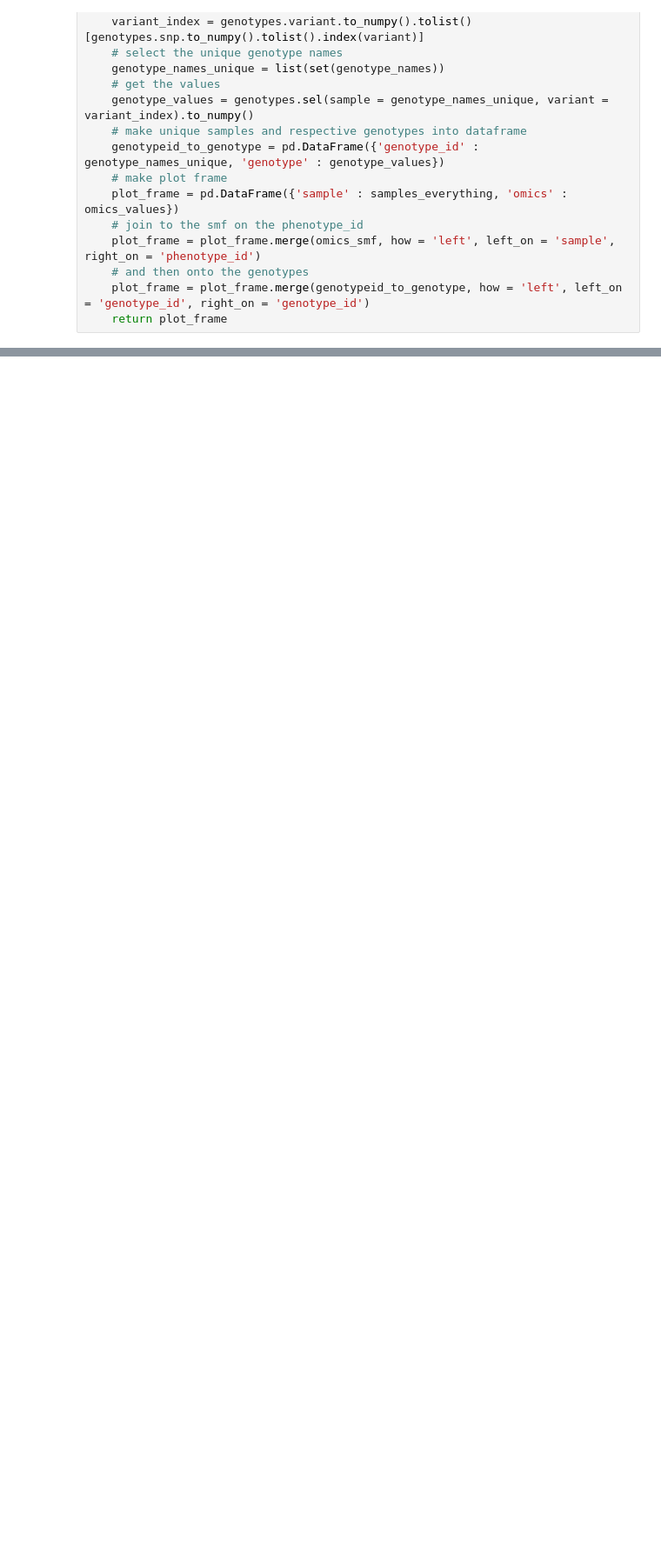
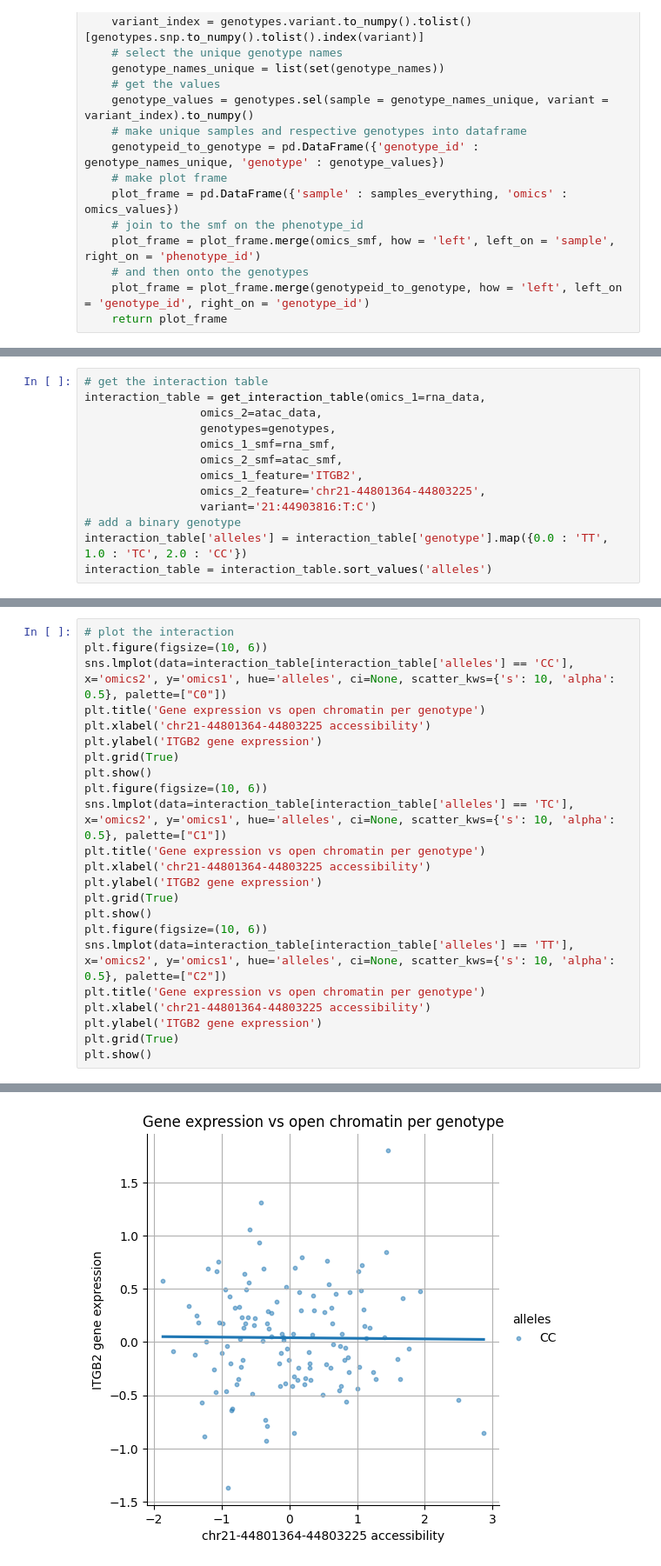
Before and after one commit to molgenis/wijst_multiome, a Jupyter notebook: qtl/mo_plot_qtls.ipynb, the cells around one changed output, grey strips where cells are left out. Shown: that part at 87% size. Saved outputs shown, nothing was run; the diff lists cells and outputs as text; blank space fills up the shorter version.

```diff
--- a/qtl/mo_plot_qtls.ipynb
+++ b/qtl/mo_plot_qtls.ipynb
@@ -456,0 +216,13 @@ FileNotFoundError: [Errno 2] No such file or directory: '/groups/umcg-franke-scr
+# %%
+# get the interaction table
+interaction_table = get_interaction_table(omics_1=rna_data,
+                 omics_2=atac_data,
+                 genotypes=genotypes,
+                 omics_1_smf=rna_smf,
+                 omics_2_smf=atac_smf,
+                 omics_1_feature='ITGB2',
+                 omics_2_feature='chr21-44801364-44803225',
+                 variant='21:44903816:T:C')
+# add a binary genotype
+interaction_table['alleles'] = interaction_table['genotype'].map({0.0 : 'TT', 1.0 : 'TC', 2.0 : 'CC'})
+interaction_table = interaction_table.sort_values('alleles')
@@ -456,0 +265,24 @@ FileNotFoundError: [Errno 2] No such file or directory: '/groups/umcg-franke-scr
+# %%
+# plot the interaction
+plt.figure(figsize=(10, 6))
+sns.lmplot(data=interaction_table[interaction_table['alleles'] == 'CC'], x='omics2', y='omics1', hue='alleles', ci=None, scatter_kws={'s': 10, 'alpha': 0.5}, palette=["C0"])
+plt.title('Gene expression vs open chromatin per genotype')
+plt.xlabel('chr21-44801364-44803225 accessibility')
+plt.ylabel('ITGB2 gene expression')
+plt.grid(True)
+plt.show()
+plt.figure(figsize=(10, 6))
+sns.lmplot(data=interaction_table[interaction_table['alleles'] == 'TC'], x='omics2', y='omics1', hue='alleles', ci=None, scatter_kws={'s': 10, 'alpha': 0.5}, palette=["C1"])
+plt.title('Gene expression vs open chromatin per genotype')
+plt.xlabel('chr21-44801364-44803225 accessibility')
+plt.ylabel('ITGB2 gene expression')
+plt.grid(True)
+plt.show()
+plt.figure(figsize=(10, 6))
+sns.lmplot(data=interaction_table[interaction_table['alleles'] == 'TT'], x='omics2', y='omics1', hue='alleles', ci=None, scatter_kws={'s': 10, 'alpha': 0.5}, palette=["C2"])
+plt.title('Gene expression vs open chromatin per genotype')
+plt.xlabel('chr21-44801364-44803225 accessibility')
+plt.ylabel('ITGB2 gene expression')
+plt.grid(True)
+plt.show()
+# %% [output]
@@ -456,0 +290 @@ FileNotFoundError: [Errno 2] No such file or directory: '/groups/umcg-franke-scr
+[figure, added]
```
Also changed, not shown: parts of 62 cells of this notebook, 2 other files.
